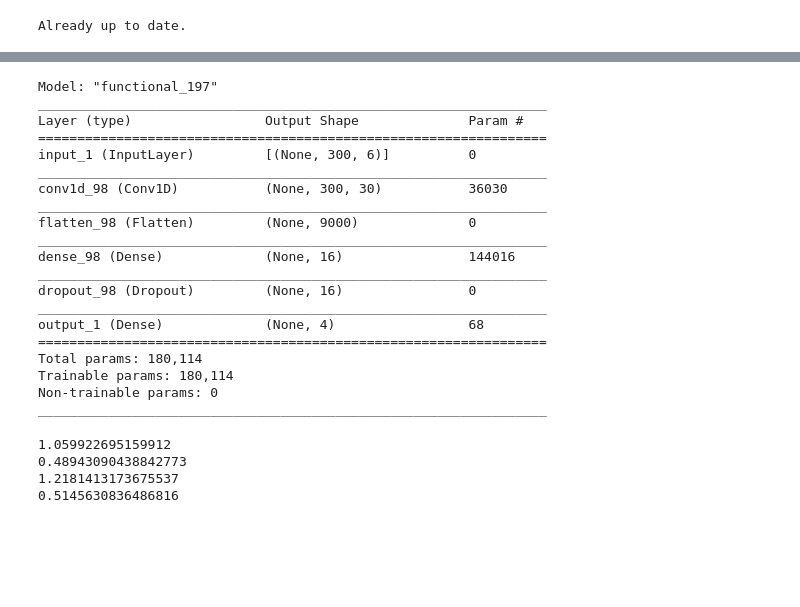
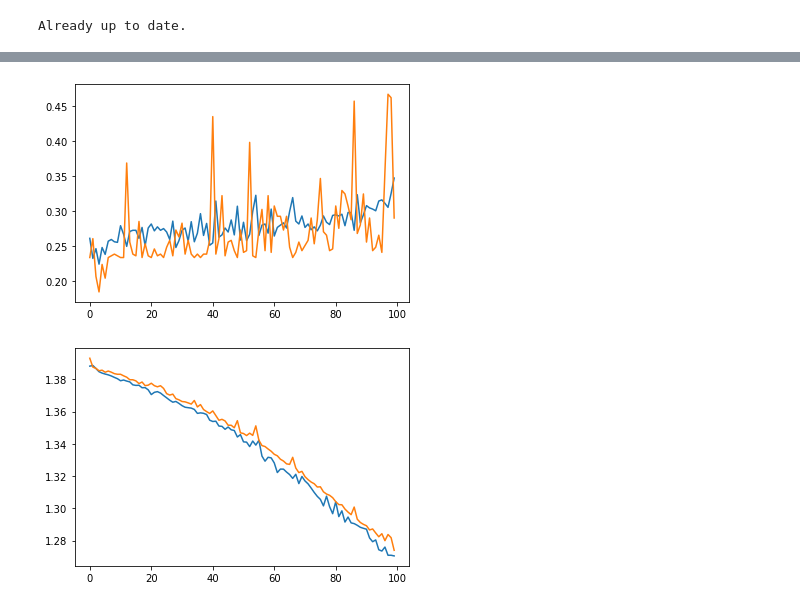
Before and after one commit to Dfriveraa/PI-GetData, a Jupyter notebook: CNN(A).ipynb, the cells around one changed output, grey strips where cells are left out. Cells and saved outputs as stored; diff of their text form; code cells hidden in the pictures; blank space fills up the shorter version.

```diff
--- a/CNN(A).ipynb
+++ b/CNN(A).ipynb
@@ -30,7 +30,7 @@ def get_conv_model_A(num_classes,num_filtros,size_filtros, compile=True):
     return model
 
 
-def train(model, batch_size, epochs, model_name=""):
+def train(model,x_train,y_train,x_test, y_test, batch_size, epochs, model_name=""):
     model.reset_states()
     h = model.fit(x_train, y_train, epochs=epochs,
               batch_size=batch_size,
@@ -132,33 +127,10 @@ plot_confusion_matrix(y_test, test_preds, normalize=False)
-# %%
-model.summary()
-# %% [output]
-Model: "functional_197"
-_________________________________________________________________
-Layer (type)                 Output Shape              Param #
-=================================================================
-input_1 (InputLayer)         [(None, 300, 6)]          0
-_________________________________________________________________
-conv1d_98 (Conv1D)           (None, 300, 30)           36030
-_________________________________________________________________
-flatten_98 (Flatten)         (None, 9000)              0
-_________________________________________________________________
-dense_98 (Dense)             (None, 16)                144016
-_________________________________________________________________
-dropout_98 (Dropout)         (None, 16)                0
-_________________________________________________________________
-output_1 (Dense)             (None, 4)                 68
-=================================================================
-Total params: 180,114
-Trainable params: 180,114
-Non-trainable params: 0
-_________________________________________________________________
-# %%
-print(a.history['loss'][-1])
-print(a.history['accuracy'][-1])
-print(a.history['val_loss'][-1])
-print(a.history['val_accuracy'][-1])
-# %% [output]
-1.059922695159912
-0.48943090438842773
-1.2181413173675537
-0.5145630836486816
+# %%
+plt.plot(a.history['accuracy'])
+plt.plot(a.history['val_accuracy'])
+plt.show()
+plt.plot(a.history['loss'])
+plt.plot(a.history['val_loss'])
+plt.show()
+# %% [output]
+[figure, added]
+[figure, added]
```
Also changed, not shown: parts of 17 cells of this notebook, 27 other files.
